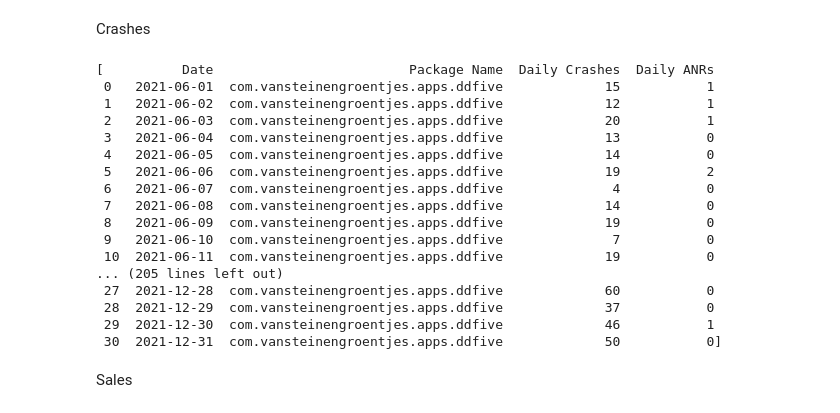
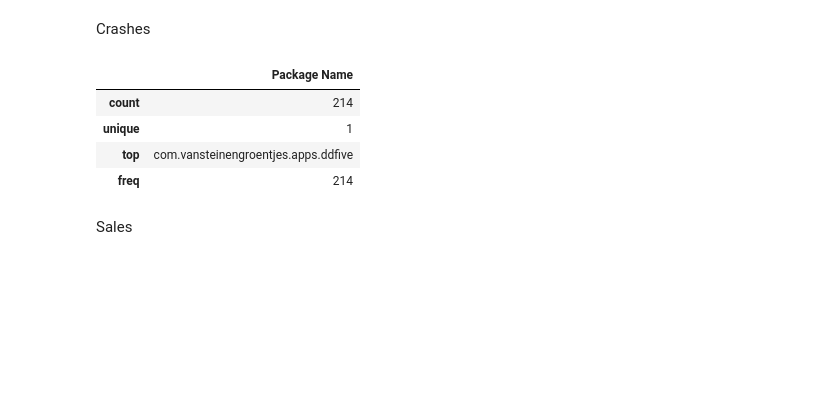
Before and after one commit to DiegoSourbag/DS-A1-Visual-analytics, a Jupyter notebook: assignment1.ipynb, the cells around one changed output. Drawn from its saved outputs; the diff is of its cells as text; code cells hidden in the pictures; blank space fills up the shorter version.

```diff
--- a/assignment1.ipynb
+++ b/assignment1.ipynb
@@ -23,35 +23,23 @@ Crashes
 # %%
 csv_files_crashes = ['data/stats_crashes_202106_overview.csv',
                      'data/stats_crashes_202107_overview.csv',
                      'data/stats_crashes_202108_overview.csv',
                      'data/stats_crashes_202109_overview.csv',
                      'data/stats_crashes_202110_overview.csv',
                      'data/stats_crashes_202111_overview.csv',
                      'data/stats_crashes_202112_overview.csv']
 
 
 dfs_crashes = [pd.read_csv(file, encoding='utf-16') for file in csv_files_crashes]
 df_crashes = pd.concat(dfs_crashes, ignore_index=True)
 df_crashes['Date'] = pd.to_datetime(df_crashes["Date"], format='%Y-%m-%d')
-dfs_crashes
+df_crashes[['Package Name']].describe()
 # %% [output]
-[          Date                         Package Name  Daily Crashes  Daily ANRs
- 0   2021-06-01  com.vansteinengroentjes.apps.ddfive             15           1
- 1   2021-06-02  com.vansteinengroentjes.apps.ddfive             12           1
- 2   2021-06-03  com.vansteinengroentjes.apps.ddfive             20           1
- 3   2021-06-04  com.vansteinengroentjes.apps.ddfive             13           0
- 4   2021-06-05  com.vansteinengroentjes.apps.ddfive             14           0
- 5   2021-06-06  com.vansteinengroentjes.apps.ddfive             19           2
- 6   2021-06-07  com.vansteinengroentjes.apps.ddfive              4           0
- 7   2021-06-08  com.vansteinengroentjes.apps.ddfive             14           0
- 8   2021-06-09  com.vansteinengroentjes.apps.ddfive             19           0
- 9   2021-06-10  com.vansteinengroentjes.apps.ddfive              7           0
- 10  2021-06-11  com.vansteinengroentjes.apps.ddfive             19           0
-... (205 lines left out)
- 27  2021-12-28  com.vansteinengroentjes.apps.ddfive             60           0
- 28  2021-12-29  com.vansteinengroentjes.apps.ddfive             37           0
- 29  2021-12-30  com.vansteinengroentjes.apps.ddfive             46           1
- 30  2021-12-31  com.vansteinengroentjes.apps.ddfive             50           0]
+|  | Package Name |
+| count | 214 |
+| unique | 1 |
+| top | com.vansteinengroentjes.apps.ddfive |
+| freq | 214 |
 # %% [markdown]
 Sales
 # %%
```
Also changed, not shown: parts of 7 cells of this notebook.
